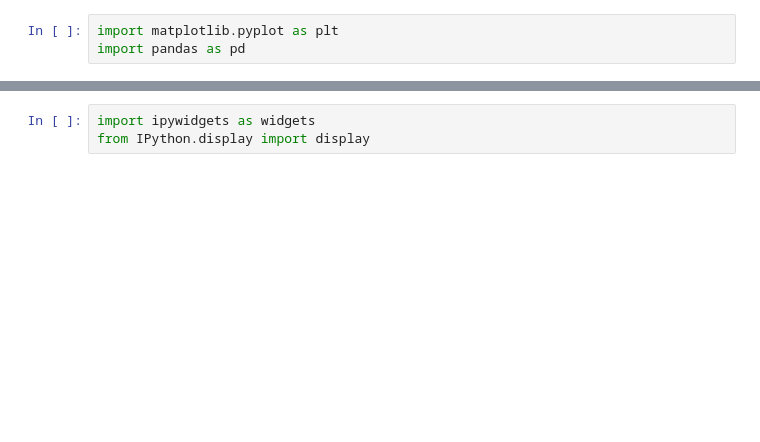
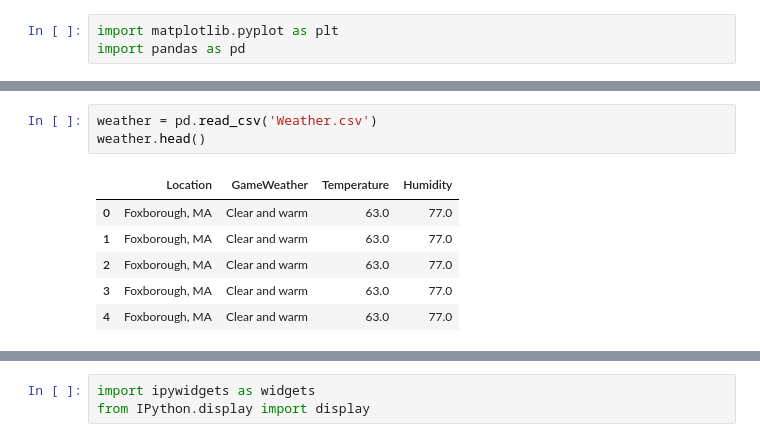
Before and after one commit to jgadomski/jgadomski.github.io, a Jupyter notebook: python_notebooks/[IS445]FinalProjectPart3Code.ipynb, the cells around one changed output, grey strips where cells are left out. Drawn from its saved outputs; the diff is of its cells as text; blank space fills up the shorter version.

```diff
--- a/python_notebooks/[IS445]FinalProjectPart3Code.ipynb
+++ b/python_notebooks/[IS445]FinalProjectPart3Code.ipynb
@@ -14 +14,11 @@ df.head()
+# %%
+weather = pd.read_csv('Weather.csv')
+weather.head()
+# %% [output]
+|  | Location | GameWeather | Temperature | Humidity |
+| 0 | Foxborough, MA | Clear and warm | 63.0 | 77.0 |
+| 1 | Foxborough, MA | Clear and warm | 63.0 | 77.0 |
+| 2 | Foxborough, MA | Clear and warm | 63.0 | 77.0 |
+| 3 | Foxborough, MA | Clear and warm | 63.0 | 77.0 |
+| 4 | Foxborough, MA | Clear and warm | 63.0 | 77.0 |
 # %%
```
Also changed, not shown: parts of 5 cells of this notebook.
